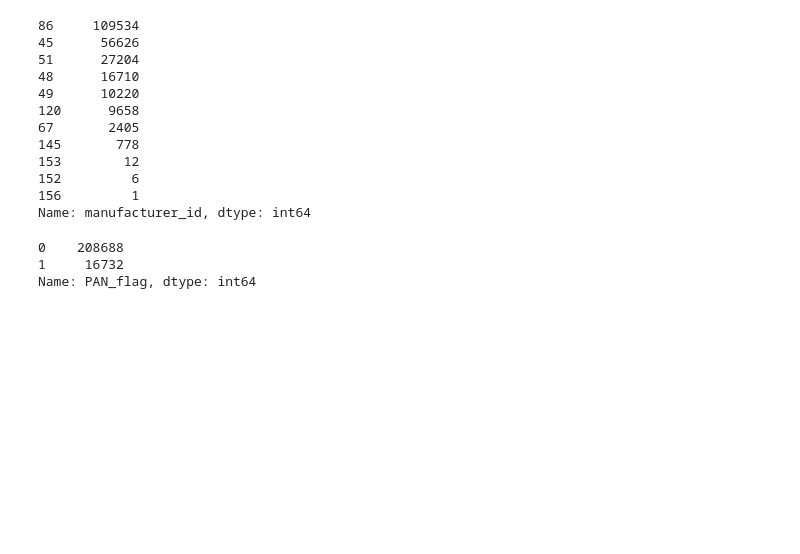
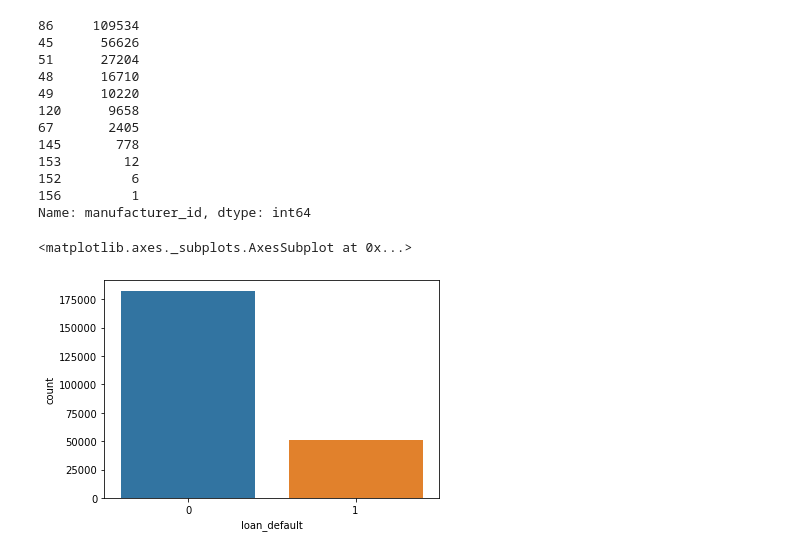
Before and after one commit to xavierigneous/Vehicle-Loan-Default-Prediction, a Jupyter notebook: Vishwanath/Vishwanath Commits.ipynb, the cells around one changed output. Cells and saved outputs as stored; diff of their text form; code cells hidden in the pictures; blank space fills up the shorter version.

```diff
--- a/Vishwanath/Vishwanath Commits.ipynb
+++ b/Vishwanath/Vishwanath Commits.ipynb
@@ -504,9 +517,8 @@ df['manufacturer_id'].value_counts()
 152         6
 156         1
 Name: manufacturer_id, dtype: int64
-# %%
-df['PAN_flag'].value_counts()
-# %% [output]
-0    208688
-1     16732
-Name: PAN_flag, dtype: int64
+# %%
+sns.countplot(df['loan_default'])
+# %% [output]
+<matplotlib.axes._subplots.AxesSubplot at 0x...>
+[figure, added]
```
Also changed, not shown: parts of 8 cells of this notebook.
